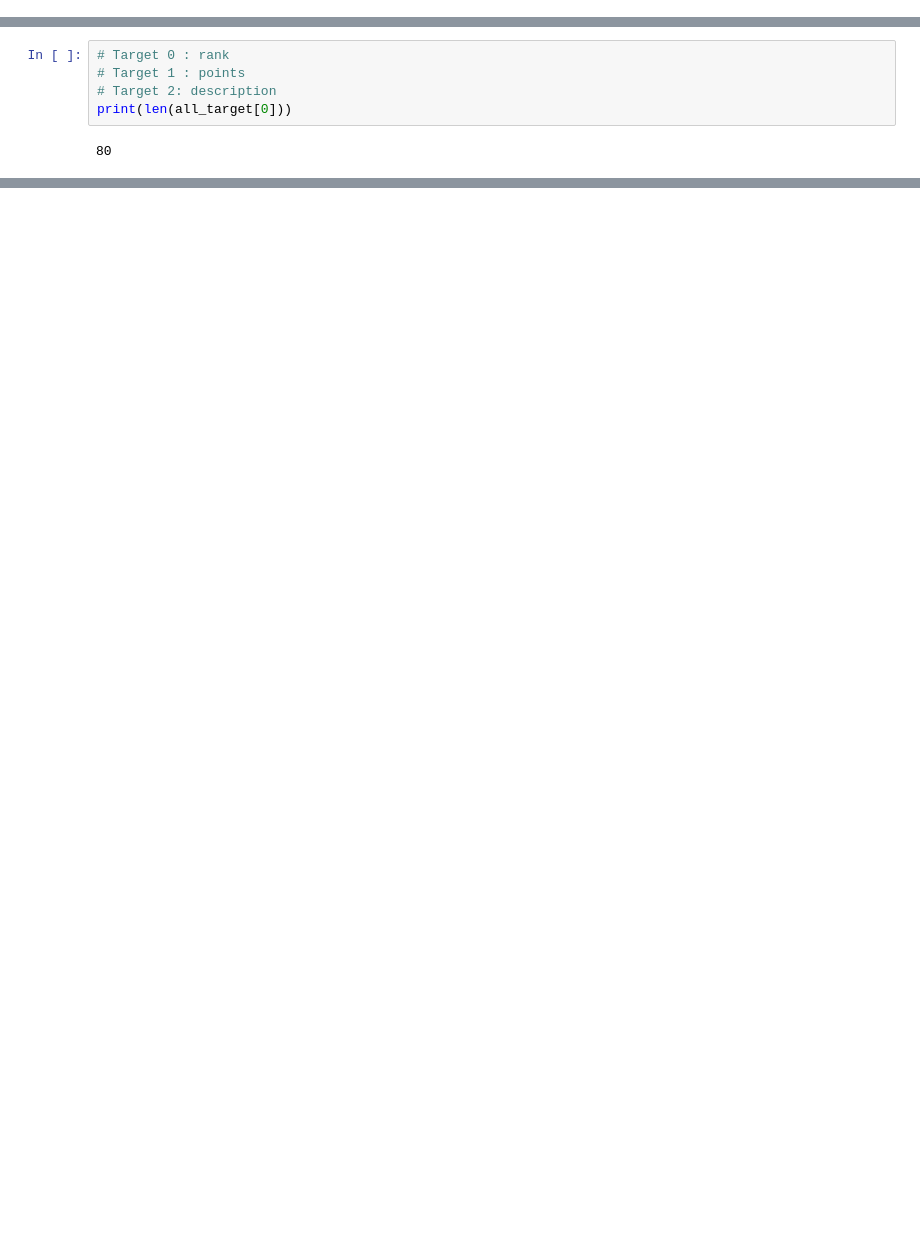
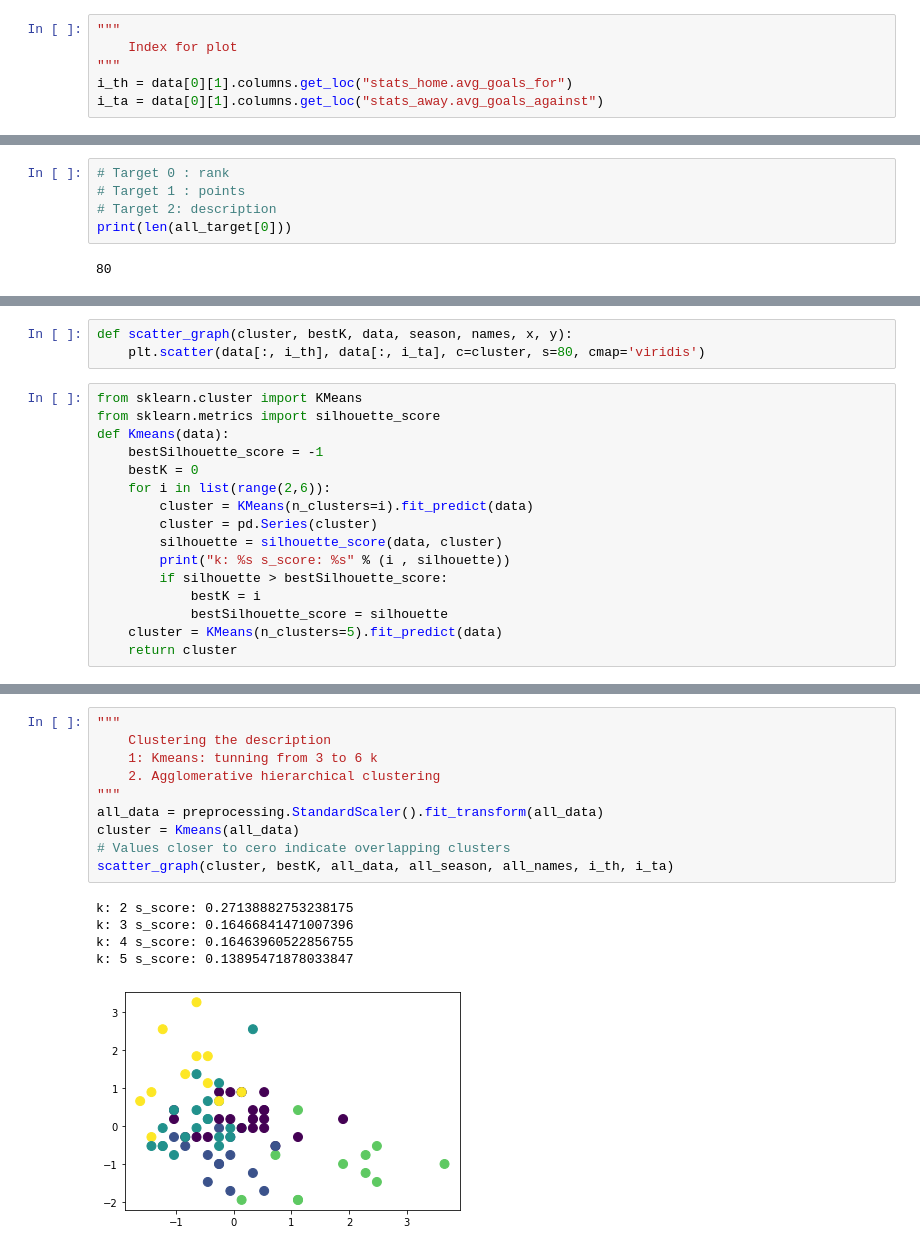
Before and after one commit to clarismiranda/Statsfootball, a Jupyter notebook: visualization_standings.ipynb, the cells around one changed output, grey strips where cells are left out. Saved outputs shown, nothing was run; the diff lists cells and outputs as text; blank space fills up the shorter version.

Commit message:
clustering added

```diff
--- a/visualization_standings.ipynb
+++ b/visualization_standings.ipynb
@@ -183,3 +186,9 @@ for season in seasons:
+# %%
+"""
+    Index for plot
+"""
+i_th = data[0][1].columns.get_loc("stats_home.avg_goals_for")
+i_ta = data[0][1].columns.get_loc("stats_away.avg_goals_against")
 # %%
 """
     Here we have a dataset with the 4 years together
@@ -239,0 +246,19 @@ ols_ridge("Points", all_data, new_target, cross_val = 5)
+# %%
+def scatter_graph(cluster, bestK, data, season, names, x, y):
+    plt.scatter(data[:, i_th], data[:, i_ta], c=cluster, s=80, cmap='viridis')
+# %%
+from sklearn.cluster import KMeans
+from sklearn.metrics import silhouette_score
+def Kmeans(data):
+    bestSilhouette_score = -1
+    bestK = 0
+    for i in list(range(2,6)):
+        cluster = KMeans(n_clusters=i).fit_predict(data)
+        cluster = pd.Series(cluster)
+        silhouette = silhouette_score(data, cluster)
+        print("k: %s s_score: %s" % (i , silhouette))
+        if silhouette > bestSilhouette_score:
+            bestK = i
+            bestSilhouette_score = silhouette
+    cluster = KMeans(n_clusters=5).fit_predict(data)
+    return cluster
@@ -239,0 +291,16 @@ ols_ridge("Points", all_data, new_target, cross_val = 5)
+# %%
+"""
+    Clustering the description
+    1: Kmeans: tunning from 3 to 6 k
+    2. Agglomerative hierarchical clustering
+"""
+all_data = preprocessing.StandardScaler().fit_transform(all_data)
+cluster = Kmeans(all_data)
+# Values closer to cero indicate overlapping clusters
+scatter_graph(cluster, bestK, all_data, all_season, all_names, i_th, i_ta)
+# %% [output]
+k: 2 s_score: 0.27138882753238175
+k: 3 s_score: 0.16466841471007396
+k: 4 s_score: 0.16463960522856755
+k: 5 s_score: 0.13895471878033847
+[figure, added]
```
Also changed, not shown: parts of 15 cells of this notebook, 1 other file.
